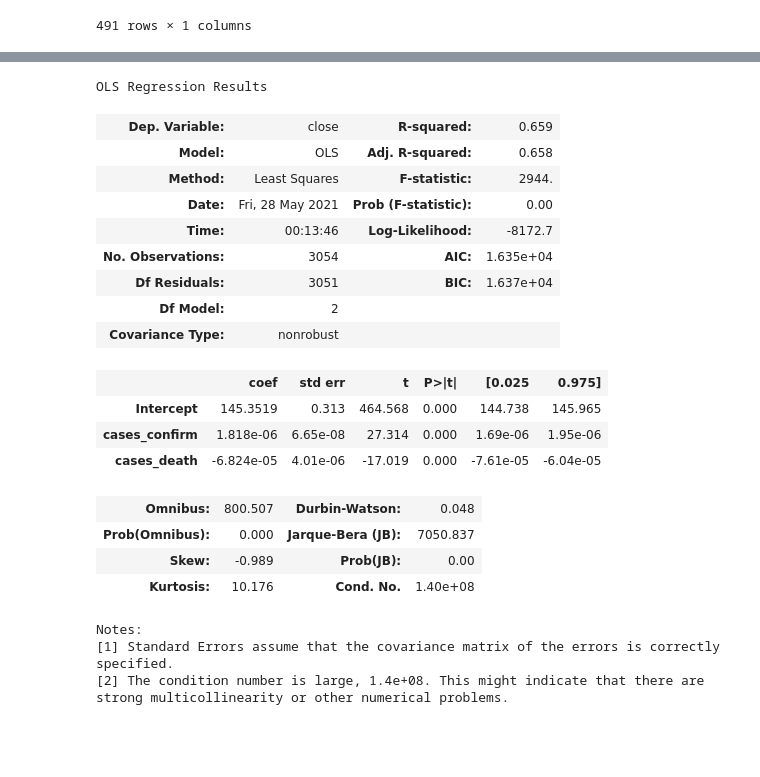
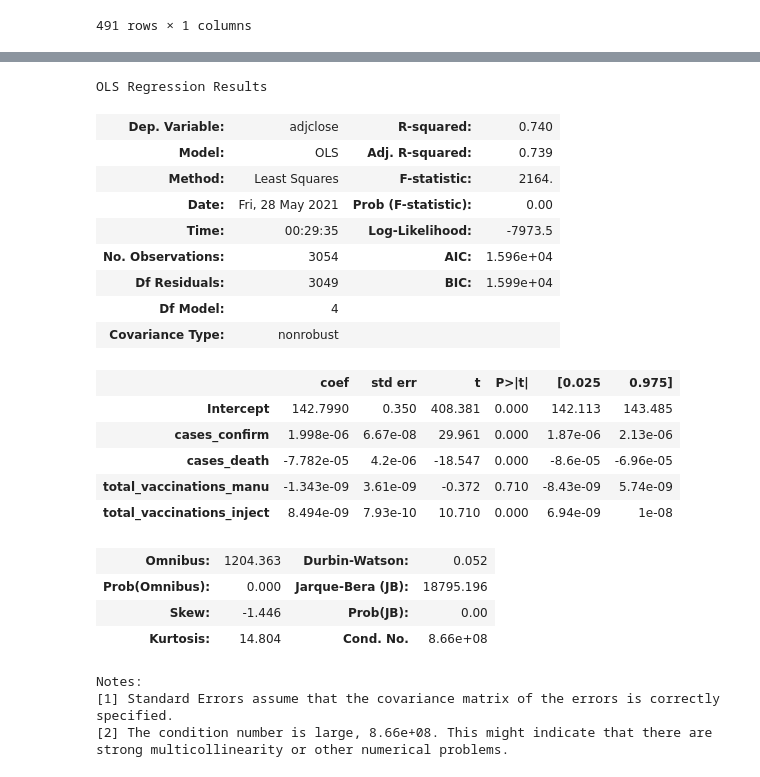
Before and after one commit to juno-yuu/COVID-Vaccine-and-Biotech-industry, a Jupyter notebook: Final_Project_Clean.ipynb, the cells around one changed output, grey strips where cells are left out. Saved outputs shown, nothing was run; the diff lists cells and outputs as text; code cells hidden in the pictures; blank space fills up the shorter version.

```diff
--- a/Final_Project_Clean.ipynb
+++ b/Final_Project_Clean.ipynb
@@ -457,4 +465,6 @@ JJ = jnj.join(case_confirmed_us, how = 'left')
 JJ = JJ.join(case_death_us, how = 'left')
 JJ = JJ.join(manu, how = 'left')
 JJ = JJ.join(data_panel_test_us, how = 'left', lsuffix = '_manu', rsuffix = '_inject')
+JJ = JJ.fillna(0)
+JJ = JJ.rename(columns={'adj close': 'adjclose'})
 # %%
@@ -511,27 +529,30 @@ Notes:
 strong multicollinearity or other numerical problems.
 # %%
-res_jj = sm.ols(formula = 'close ~ cases_confirm + cases_death', data = JJ).fit()
+res_jj = sm.ols(formula = 'adjclose ~ cases_confirm + cases_death\
+ + total_vaccinations_manu + total_vaccinations_inject', data = JJ).fit()
 res_jj.summary()
 # %% [output]
 OLS Regression Results
-| Dep. Variable: | close | R-squared: | 0.659 |
-| Model: | OLS | Adj. R-squared: | 0.658 |
-| Method: | Least Squares | F-statistic: | 2944. |
+| Dep. Variable: | adjclose | R-squared: | 0.740 |
+| Model: | OLS | Adj. R-squared: | 0.739 |
+| Method: | Least Squares | F-statistic: | 2164. |
 | Date: | Fri, 28 May 2021 | Prob (F-statistic): | 0.00 |
-| Time: | 00:13:46 | Log-Likelihood: | -8172.7 |
-| No. Observations: | 3054 | AIC: | 1.635e+04 |
-| Df Residuals: | 3051 | BIC: | 1.637e+04 |
-| Df Model: | 2 |  |  |
+| Time: | 00:29:35 | Log-Likelihood: | -7973.5 |
+| No. Observations: | 3054 | AIC: | 1.596e+04 |
+| Df Residuals: | 3049 | BIC: | 1.599e+04 |
+| Df Model: | 4 |  |  |
 | Covariance Type: | nonrobust |  |  |
 |  | coef | std err | t | P>|t| | [0.025 | 0.975] |
-| Intercept | 145.3519 | 0.313 | 464.568 | 0.000 | 144.738 | 145.965 |
-| cases_confirm | 1.818e-06 | 6.65e-08 | 27.314 | 0.000 | 1.69e-06 | 1.95e-06 |
-| cases_death | -6.824e-05 | 4.01e-06 | -17.019 | 0.000 | -7.61e-05 | -6.04e-05 |
+| Intercept | 142.7990 | 0.350 | 408.381 | 0.000 | 142.113 | 143.485 |
+| cases_confirm | 1.998e-06 | 6.67e-08 | 29.961 | 0.000 | 1.87e-06 | 2.13e-06 |
+| cases_death | -7.782e-05 | 4.2e-06 | -18.547 | 0.000 | -8.6e-05 | -6.96e-05 |
+| total_vaccinations_manu | -1.343e-09 | 3.61e-09 | -0.372 | 0.710 | -8.43e-09 | 5.74e-09 |
+| total_vaccinations_inject | 8.494e-09 | 7.93e-10 | 10.710 | 0.000 | 6.94e-09 | 1e-08 |
-| Omnibus: | 800.507 | Durbin-Watson: | 0.048 |
-| Prob(Omnibus): | 0.000 | Jarque-Bera (JB): | 7050.837 |
-| Skew: | -0.989 | Prob(JB): | 0.00 |
-| Kurtosis: | 10.176 | Cond. No. | 1.40e+08 |
+| Omnibus: | 1204.363 | Durbin-Watson: | 0.052 |
+| Prob(Omnibus): | 0.000 | Jarque-Bera (JB): | 18795.196 |
+| Skew: | -1.446 | Prob(JB): | 0.00 |
+| Kurtosis: | 14.804 | Cond. No. | 8.66e+08 |
 Notes:
 [1] Standard Errors assume that the covariance matrix of the errors is correctly specified.
-[2] The condition number is large, 1.4e+08. This might indicate that there are
+[2] The condition number is large, 8.66e+08. This might indicate that there are
 strong multicollinearity or other numerical problems.
```
Also changed, not shown: parts of 6 cells of this notebook.
